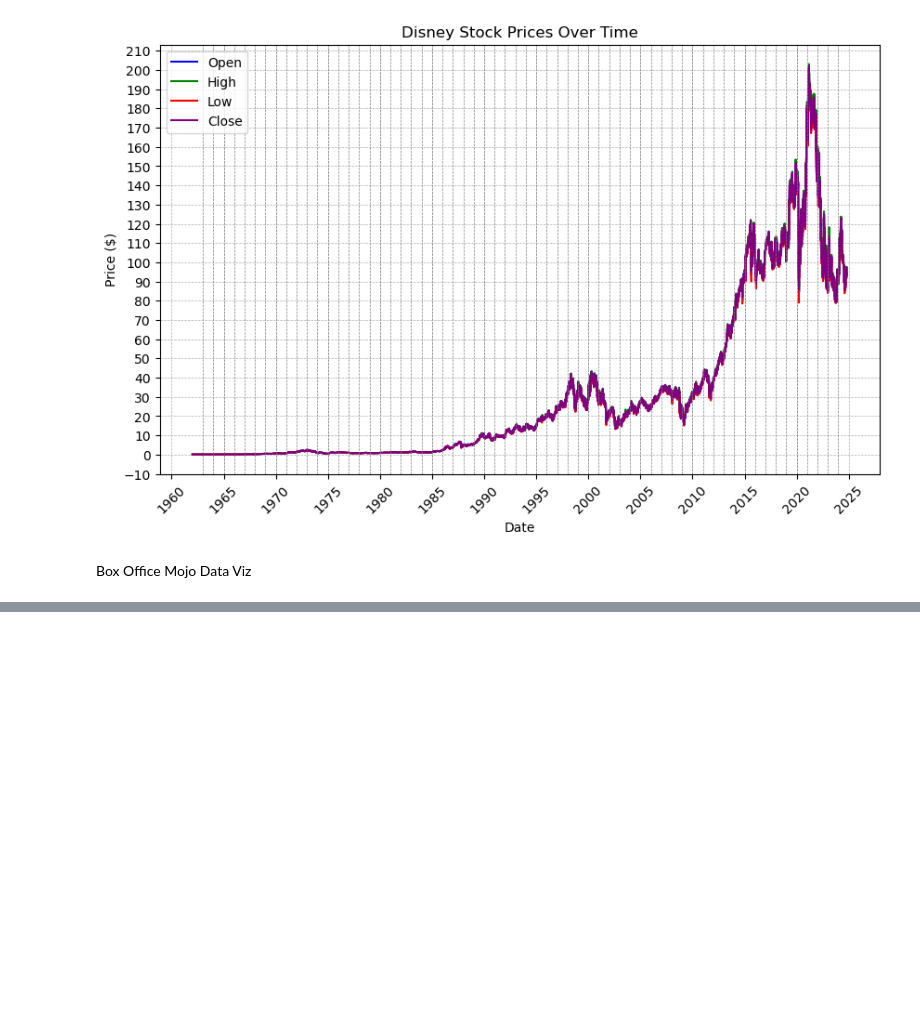
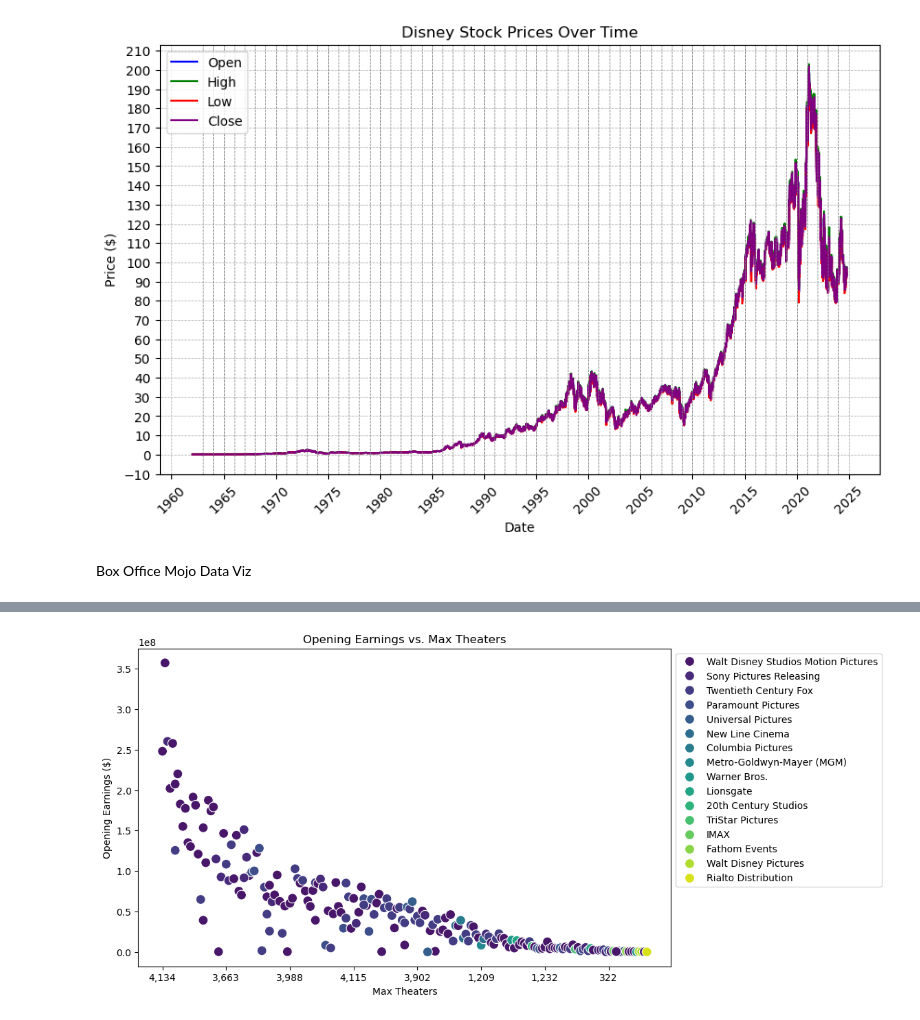
Before and after one commit to KimmyBeeW/Disney-Web-Scraping, a Jupyter notebook: vizualization.ipynb, the cells around one changed output, grey strips where cells are left out. Cells and saved outputs as stored; diff of their text form; code cells hidden in the pictures; blank space fills up the shorter version.

```diff
--- a/vizualization.ipynb
+++ b/vizualization.ipynb
@@ -86,0 +145,11 @@ Box Office Mojo Data Viz
+# %%
+plt.figure(figsize=(10, 6))
+sns.scatterplot(data=df, x='Max Theaters', y='Opening Earnings', hue='Studio', palette="viridis", s=100)
+plt.title("Opening Earnings vs. Max Theaters")
+plt.xlabel("Max Theaters")
+plt.ylabel("Opening Earnings ($)")
+plt.gca().xaxis.set_major_locator(MaxNLocator(nbins=10))
+plt.legend(bbox_to_anchor=(1, 1), loc='upper left')
+plt.show()
+# %% [output]
+[figure, added]
```
Also changed, not shown: parts of 8 cells of this notebook.
